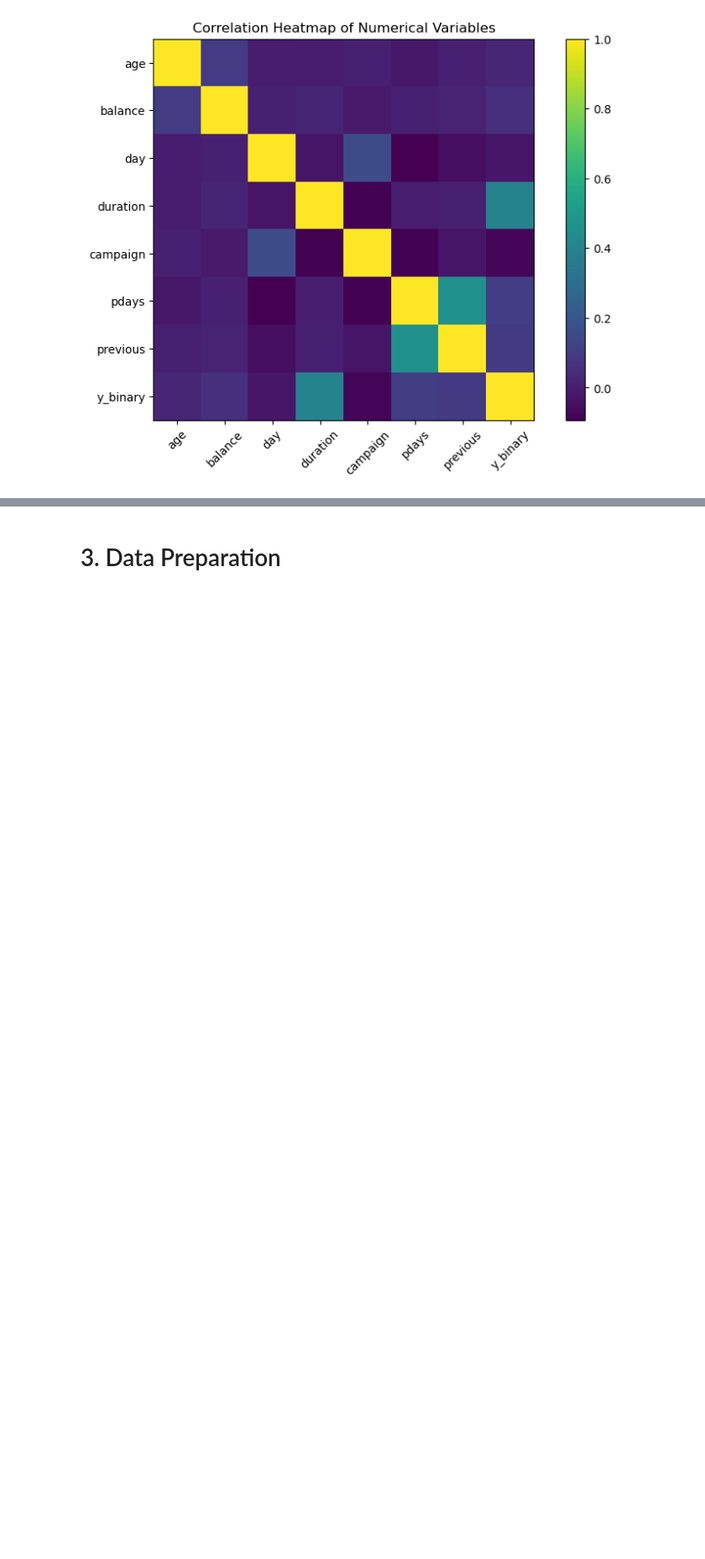
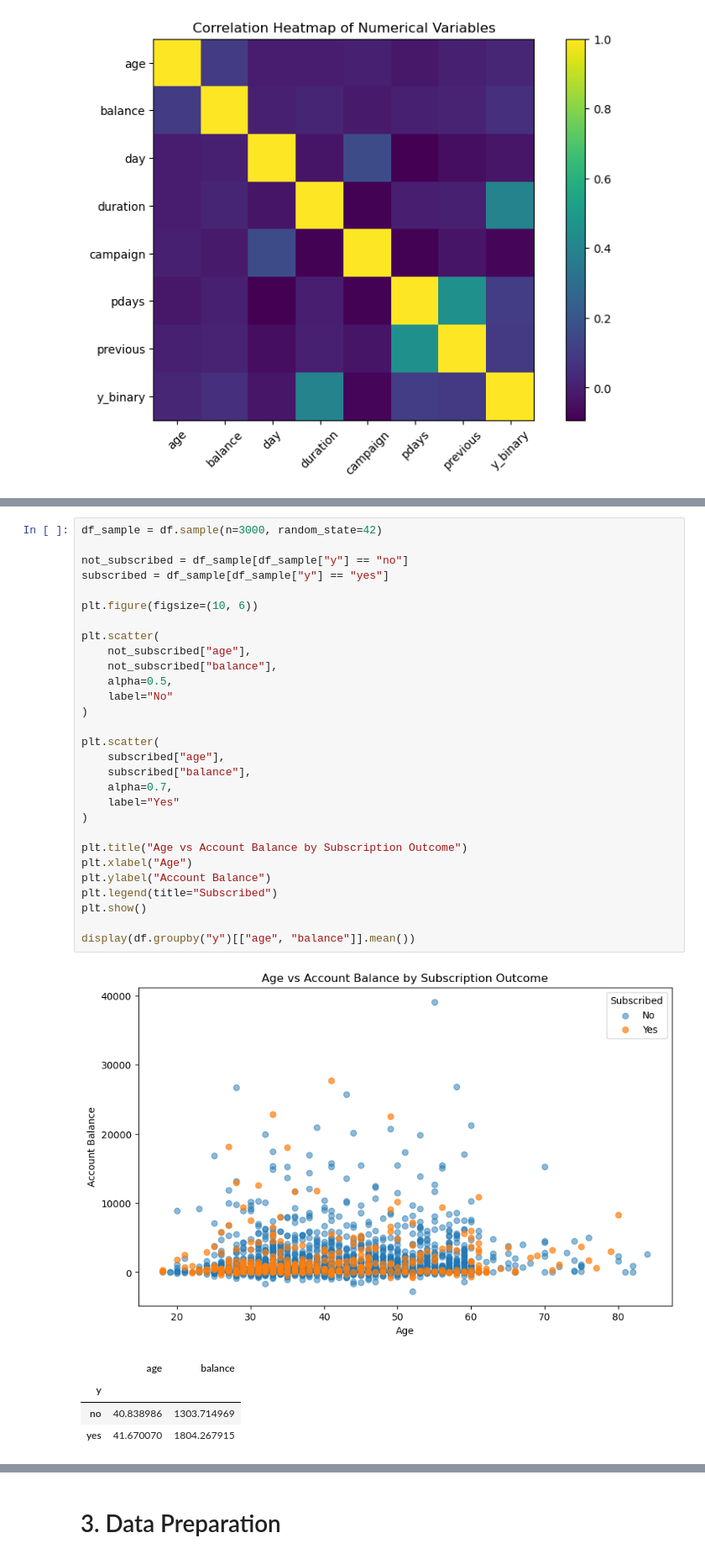
Before and after one commit to sharmainehenggg-web/MLDP-project, a Jupyter notebook: MLDP Program Codes Submission Template.ipynb, the cells around one changed output, grey strips where cells are left out. Shown at 84% size. Cells and saved outputs as stored; diff of their text form; blank space fills up the shorter version.

```diff
--- a/MLDP Program Codes Submission Template.ipynb
+++ b/MLDP Program Codes Submission Template.ipynb
@@ -221,3 +306,38 @@ plt.show()
+# %%
+df_sample = df.sample(n=3000, random_state=42)
+
+not_subscribed = df_sample[df_sample["y"] == "no"]
+subscribed = df_sample[df_sample["y"] == "yes"]
+
+plt.figure(figsize=(10, 6))
+
+plt.scatter(
+    not_subscribed["age"],
+    not_subscribed["balance"],
+    alpha=0.5,
+    label="No"
+)
+
+plt.scatter(
+    subscribed["age"],
+    subscribed["balance"],
+    alpha=0.7,
+    label="Yes"
+)
+
+plt.title("Age vs Account Balance by Subscription Outcome")
+plt.xlabel("Age")
+plt.ylabel("Account Balance")
+plt.legend(title="Subscribed")
+plt.show()
+
+display(df.groupby("y")[["age", "balance"]].mean())
+# %% [output]
+[figure, added]
+|  | age | balance |
+| y |  |  |
+| no | 40.838986 | 1303.714969 |
+| yes | 41.670070 | 1804.267915 |
 # %% [markdown]
 The correlation analysis shows the relationship between the numerical variables and the target variable, y_binary. The variable duration appears to have the strongest relationship with whether a customer subscribes to a term deposit. This suggests that customers who spend a longer time speaking to the bank during the campaign are more likely to subscribe. However, duration should be treated carefully because it is only known after the customer has been contacted. If the bank wants to predict whether a customer will subscribe before making the call, duration may not be available yet. Therefore, duration is useful for analysis, but it may also be a limitation when building a realistic prediction model. Other numerical variables such as age, balance, campaign, pdays and previous have weaker relationships with the target variable. This shows that the model should use a combination of both numerical and categorical features instead of relying on only one variable.
 # %% [markdown]
```
Also changed, not shown: parts of 8 cells of this notebook.
